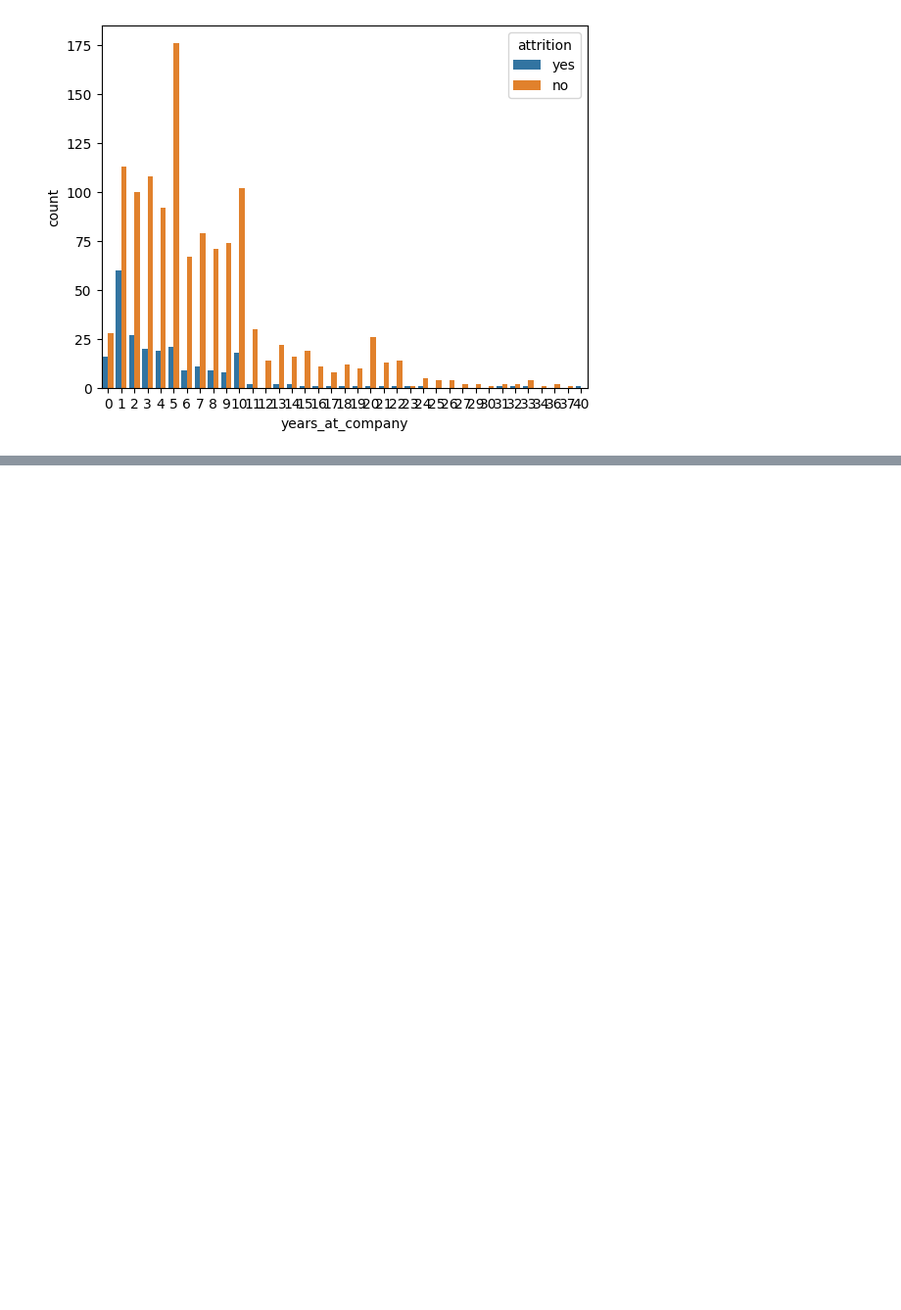
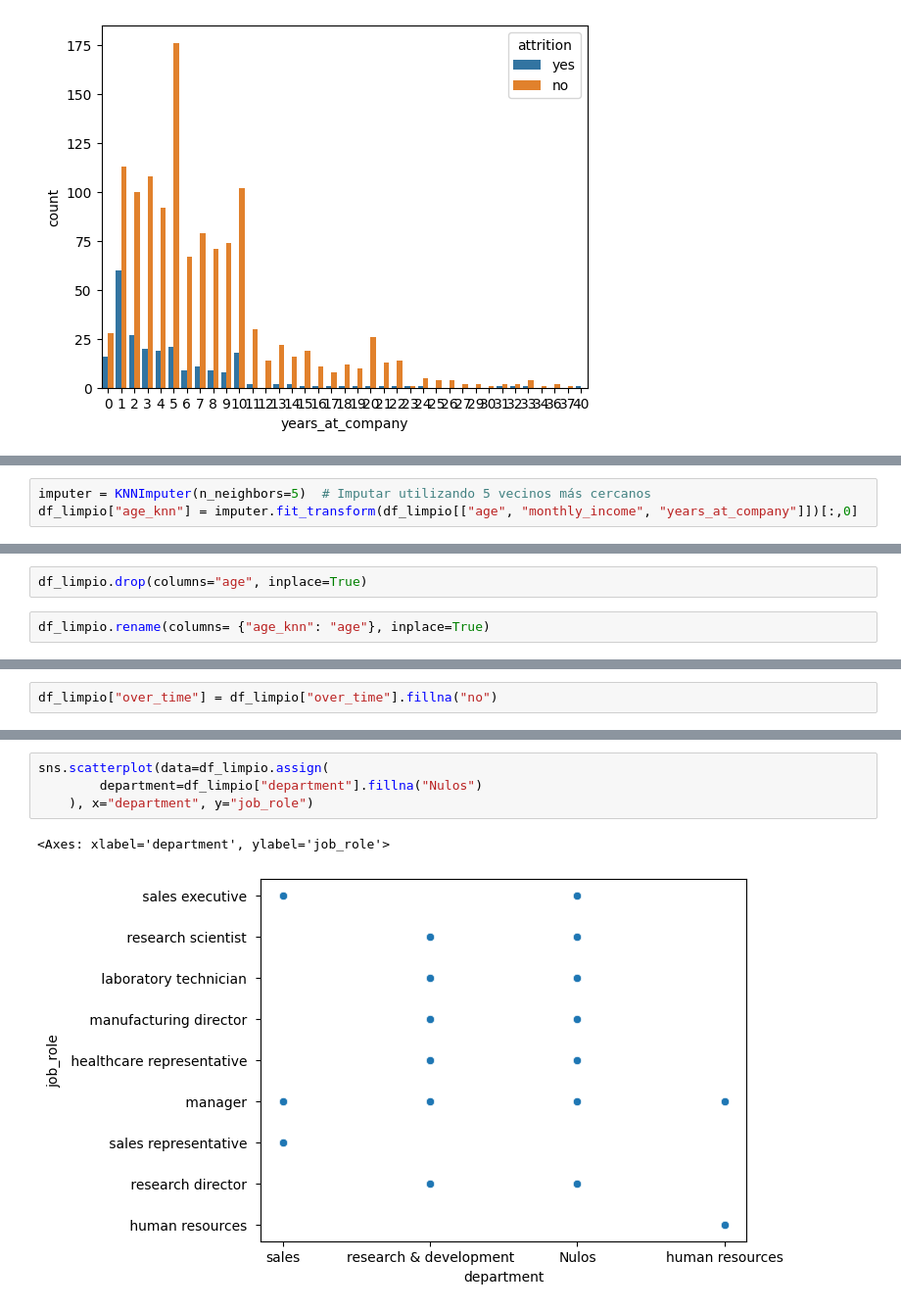
Before and after one commit to Lumo88/project-da-promo-65-modulo-3-team-1, a Jupyter notebook: Proyecto_Organizacion.ipynb, the cells around one changed output, grey strips where cells are left out. Shown at 98% size. Drawn from its saved outputs; the diff is of its cells as text; blank space fills up the shorter version.

```diff
--- a/Proyecto_Organizacion.ipynb
+++ b/Proyecto_Organizacion.ipynb
@@ -1104,0 +1115,3 @@ sns.countplot(data=df_limpio,hue="attrition",x="years_at_company")
+# %%
+imputer = KNNImputer(n_neighbors=5)  # Imputar utilizando 5 vecinos más cercanos
+df_limpio["age_knn"] = imputer.fit_transform(df_limpio[["age", "monthly_income", "years_at_company"]])[:,0]
@@ -1104,0 +1129,4 @@ sns.countplot(data=df_limpio,hue="attrition",x="years_at_company")
+# %%
+df_limpio.drop(columns="age", inplace=True)
+# %%
+df_limpio.rename(columns= {"age_knn": "age"}, inplace=True)
@@ -1104,0 +1138,2 @@ sns.countplot(data=df_limpio,hue="attrition",x="years_at_company")
+# %%
+df_limpio["over_time"] = df_limpio["over_time"].fillna("no")
@@ -1104,0 +1158,7 @@ sns.countplot(data=df_limpio,hue="attrition",x="years_at_company")
+# %%
+sns.scatterplot(data=df_limpio.assign(
+        department=df_limpio["department"].fillna("Nulos")
+    ), x="department", y="job_role")
+# %% [output]
+<Axes: xlabel='department', ylabel='job_role'>
+[figure, added]
```
Also changed, not shown: parts of 40 cells of this notebook, 1 other file.
